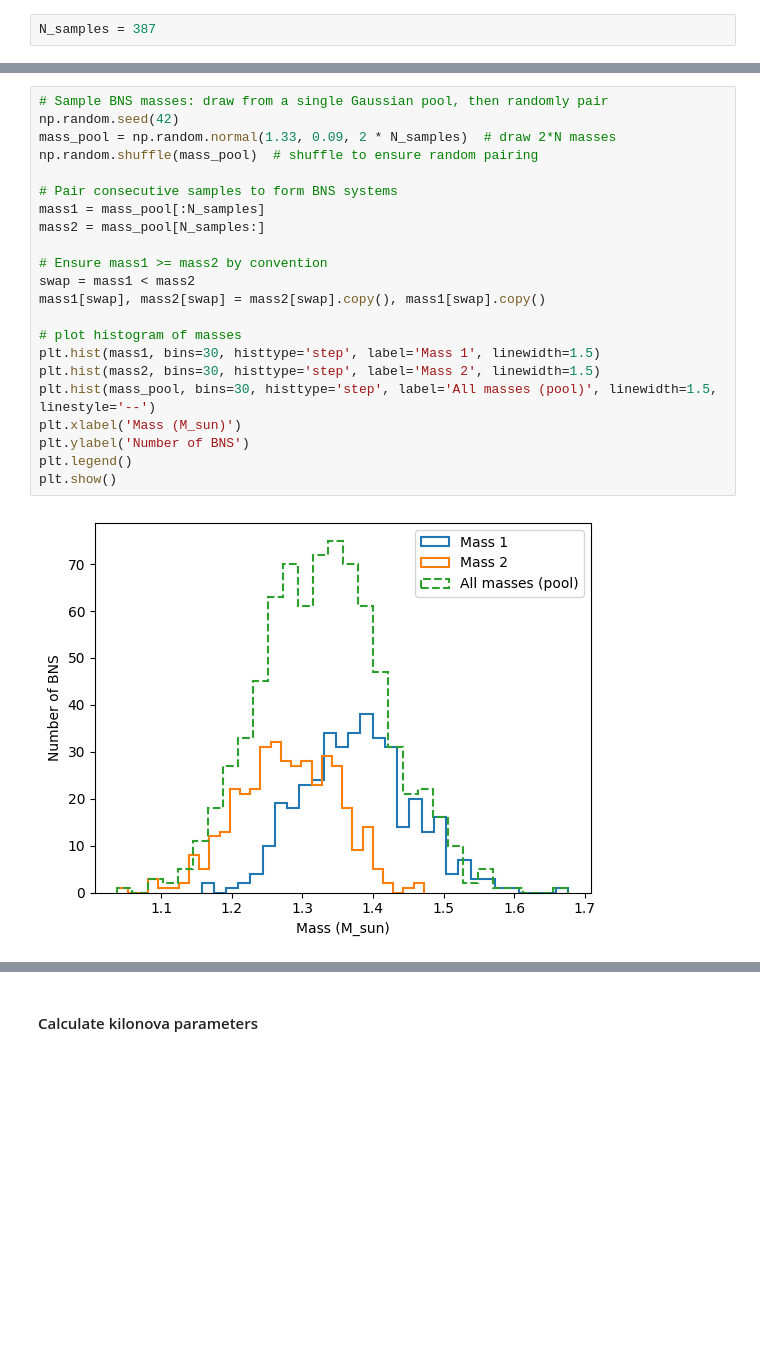
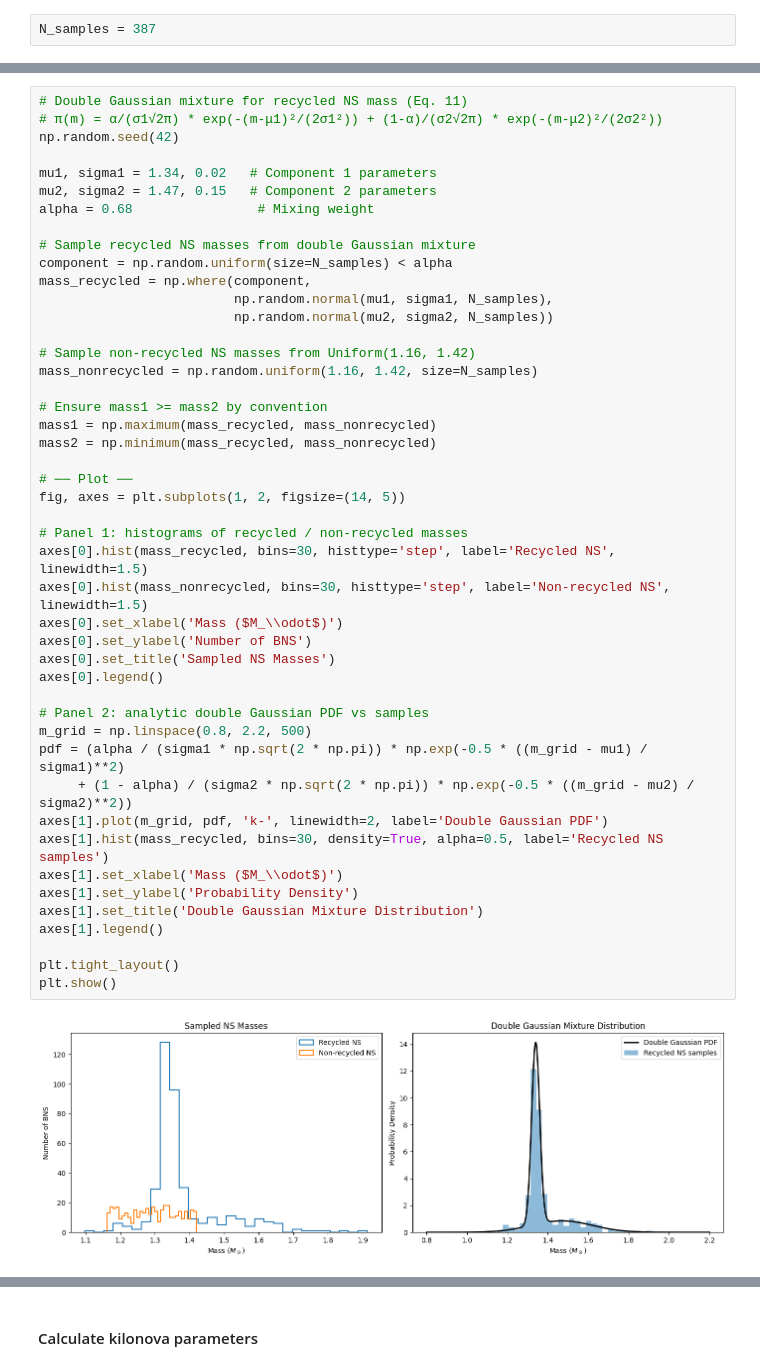
Before and after one commit to Super-nova2/lsst-wfst-kilonova-sim, a Jupyter notebook: notebook/astro_pop.ipynb, the cells around one changed output, grey strips where cells are left out. Cells and saved outputs as stored; diff of their text form; blank space fills up the shorter version.

```diff
--- a/notebook/astro_pop.ipynb
+++ b/notebook/astro_pop.ipynb
@@ -35,24 +42,48 @@ N_samples = 387
 # %%
-# Sample BNS masses: draw from a single Gaussian pool, then randomly pair
+# Double Gaussian mixture for recycled NS mass (Eq. 11)
+# π(m) = α/(σ1√2π) * exp(-(m-μ1)²/(2σ1²)) + (1-α)/(σ2√2π) * exp(-(m-μ2)²/(2σ2²))
 np.random.seed(42)
-mass_pool = np.random.normal(1.33, 0.09, 2 * N_samples)  # draw 2*N masses
-np.random.shuffle(mass_pool)  # shuffle to ensure random pairing
 
-# Pair consecutive samples to form BNS systems
-mass1 = mass_pool[:N_samples]
-mass2 = mass_pool[N_samples:]
+mu1, sigma1 = 1.34, 0.02   # Component 1 parameters
+mu2, sigma2 = 1.47, 0.15   # Component 2 parameters
+alpha = 0.68                # Mixing weight
+
+# Sample recycled NS masses from double Gaussian mixture
+component = np.random.uniform(size=N_samples) < alpha
+mass_recycled = np.where(component,
+                         np.random.normal(mu1, sigma1, N_samples),
+                         np.random.normal(mu2, sigma2, N_samples))
+
+# Sample non-recycled NS masses from Uniform(1.16, 1.42)
+mass_nonrecycled = np.random.uniform(1.16, 1.42, size=N_samples)
 
 # Ensure mass1 >= mass2 by convention
-swap = mass1 < mass2
-mass1[swap], mass2[swap] = mass2[swap].copy(), mass1[swap].copy()
+mass1 = np.maximum(mass_recycled, mass_nonrecycled)
+mass2 = np.minimum(mass_recycled, mass_nonrecycled)
 
-# plot histogram of masses
-plt.hist(mass1, bins=30, histtype='step', label='Mass 1', linewidth=1.5)
-plt.hist(mass2, bins=30, histtype='step', label='Mass 2', linewidth=1.5)
-plt.hist(mass_pool, bins=30, histtype='step', label='All masses (pool)', linewidth=1.5, linestyle='--')
-plt.xlabel('Mass (M_sun)')
-plt.ylabel('Number of BNS')
-plt.legend()
+# ── Plot ──
+fig, axes = plt.subplots(1, 2, figsize=(14, 5))
+
+# Panel 1: histograms of recycled / non-recycled masses
+axes[0].hist(mass_recycled, bins=30, histtype='step', label='Recycled NS', linewidth=1.5)
+axes[0].hist(mass_nonrecycled, bins=30, histtype='step', label='Non-recycled NS', linewidth=1.5)
+axes[0].set_xlabel('Mass ($M_\\odot$)')
+axes[0].set_ylabel('Number of BNS')
+axes[0].set_title('Sampled NS Masses')
+axes[0].legend()
+
+# Panel 2: analytic double Gaussian PDF vs samples
+m_grid = np.linspace(0.8, 2.2, 500)
+pdf = (alpha / (sigma1 * np.sqrt(2 * np.pi)) * np.exp(-0.5 * ((m_grid - mu1) / sigma1)**2)
+     + (1 - alpha) / (sigma2 * np.sqrt(2 * np.pi)) * np.exp(-0.5 * ((m_grid - mu2) / sigma2)**2))
+axes[1].plot(m_grid, pdf, 'k-', linewidth=2, label='Double Gaussian PDF')
+axes[1].hist(mass_recycled, bins=30, density=True, alpha=0.5, label='Recycled NS samples')
+axes[1].set_xlabel('Mass ($M_\\odot$)')
+axes[1].set_ylabel('Probability Density')
+axes[1].set_title('Double Gaussian Mixture Distribution')
+axes[1].legend()
+
+plt.tight_layout()
 plt.show()
 # %% [output]
-[figure, old version]
+[figure, new version]
```
Also changed, not shown: parts of 10 cells of this notebook, 3 other files.
